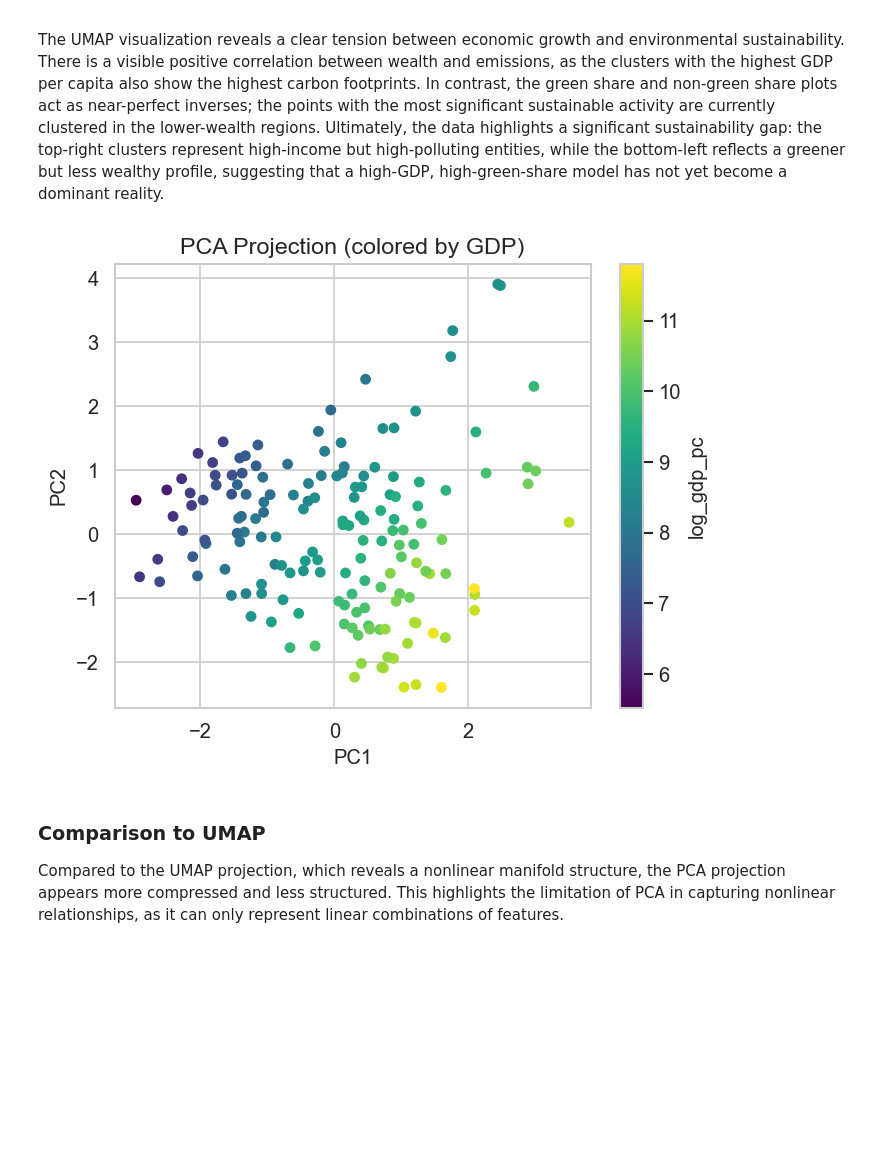
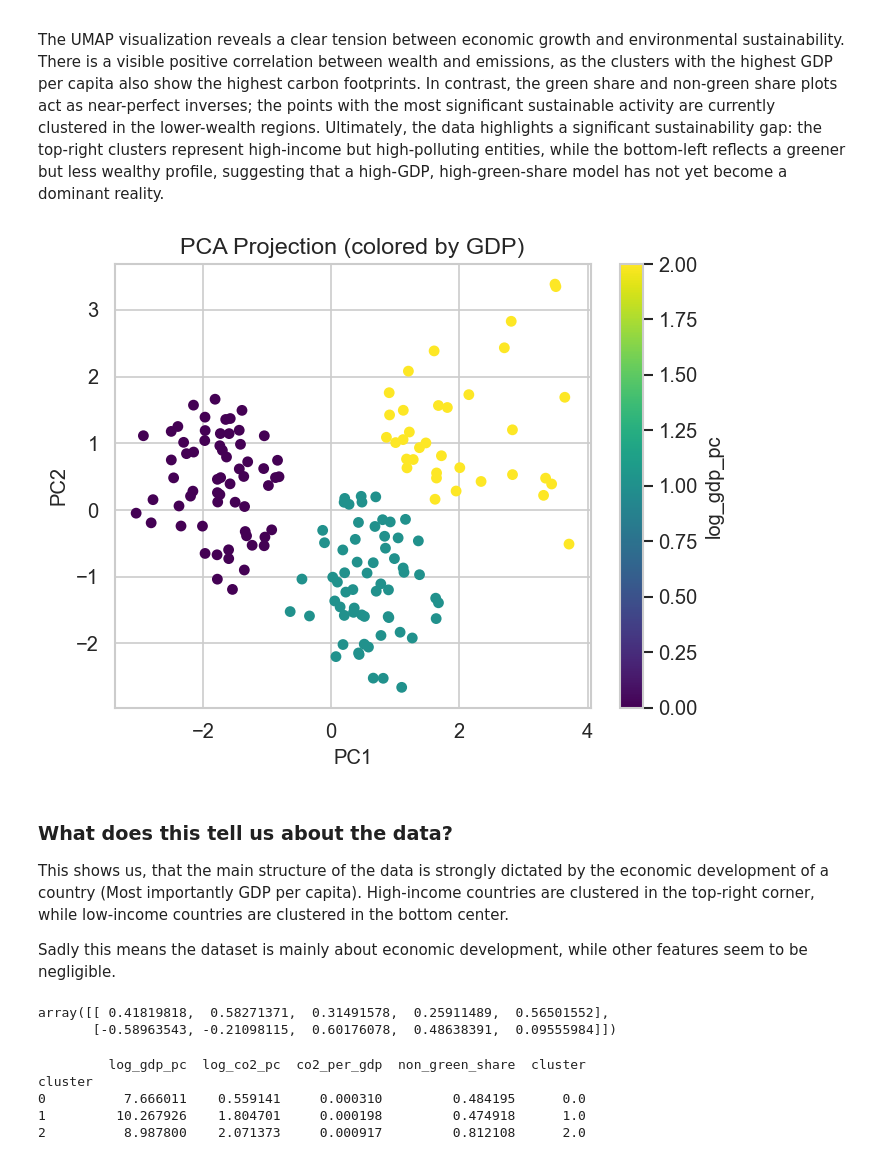
Before and after one commit to fabianfrank-dev/carbon_analysis, a Jupyter notebook: data_analytics_project.ipynb, the cells around one changed output. Cells and saved outputs as stored; diff of their text form; code cells hidden in the pictures; blank space fills up the shorter version.

Commit message:
Experimenting with new visualizations and reworked some documentation

```diff
--- a/data_analytics_project.ipynb
+++ b/data_analytics_project.ipynb
@@ -1144,5 +1148,5 @@ The KDE diagonals reveal that most clusters are well-separated along at least on
 # %%
-ml_features = ["log_gdp_pc", "log_co2_pc", "co2_per_gdp", "non_green_share"]
+ml_features = ["log_gdp_pc", "log_co2_pc", "co2_per_gdp", "non_green_share", "cluster"]
 
 # clean data
 cluster_df_clean = (
@@ -1194,23 +1196,46 @@ The UMAP visualization reveals a clear tension between economic growth and envir
 # %%
 # extract main dimension (PCA)
 pca = PCA(n_components=2)
 X_pca = pca.fit_transform(X_scaled)
 
 # scatter them
 plt.scatter(
     X_pca[:, 0],
     X_pca[:, 1],
-    c=cluster_df_pd["log_gdp_pc"],
+    c=cluster_df_pd["cluster"],
     cmap="viridis",
     s=30)
 
 plt.colorbar(label="log_gdp_pc")
 plt.xlabel("PC1")
 plt.ylabel("PC2")
 plt.title("PCA Projection (colored by GDP)")
 plt.show()
 # %% [output]
-[figure, old version]
+[figure, new version]
 # %% [markdown]
-### Comparison to UMAP
-Compared to the UMAP projection, which reveals a nonlinear manifold structure, the PCA projection appears more compressed and less structured. This highlights the limitation of PCA in capturing nonlinear relationships, as it can only represent linear combinations of features.
+### What does this tell us about the data?
+This shows us, that the main structure of the data is strongly dictated by the economic development of a country (Most importantly GDP per capita). High-income countries are clustered in the top-right corner, while low-income countries are clustered in the bottom center.
+
+Sadly this means the dataset is mainly about economic development, while other features seem to be negligible.
+# %%
+pca.components_
+# %% [output]
+array([[ 0.41819818,  0.58271371,  0.31491578,  0.25911489,  0.56501552],
+       [-0.58963543, -0.21098115,  0.60176078,  0.48638391,  0.09555984]])
+# %%
+cluster_df_pd["cluster"] = cluster_labels
+
+# create a mean for every feature in the clusters
+cluster_summary = (
+    cluster_df_pd
+    .groupby("cluster")[ml_features]
+    .mean())
+
+print(cluster_summary)
+# %% [output]
+         log_gdp_pc  log_co2_pc  co2_per_gdp  non_green_share  cluster
+cluster
+0          7.666011    0.559141     0.000310         0.484195      0.0
+1         10.267926    1.804701     0.000198         0.474918      1.0
+2          8.987800    2.071373     0.000917         0.812108      2.0
```
Also changed, not shown: parts of 20 cells of this notebook, 1 other file.
